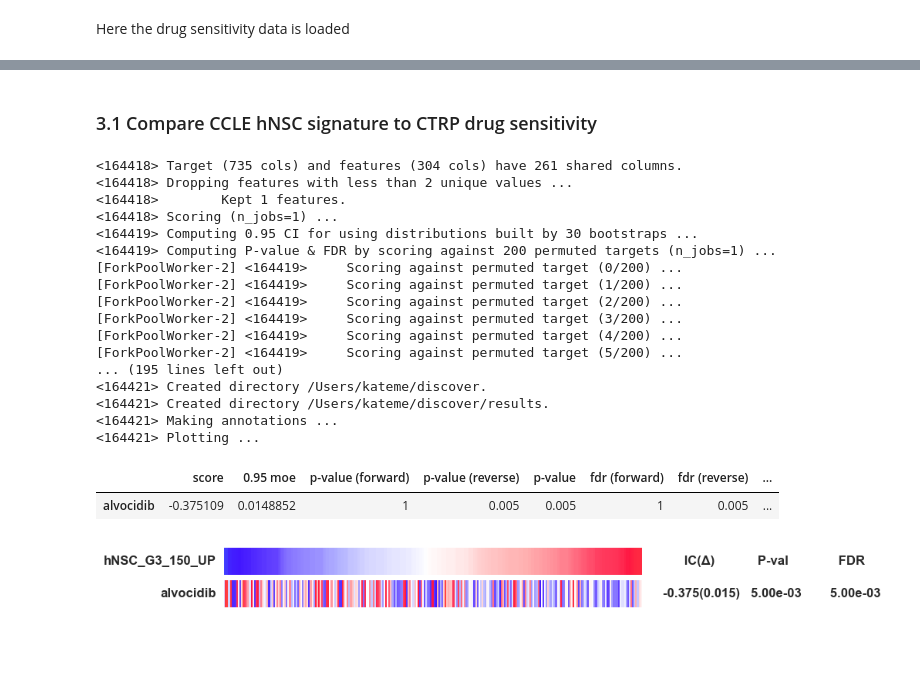
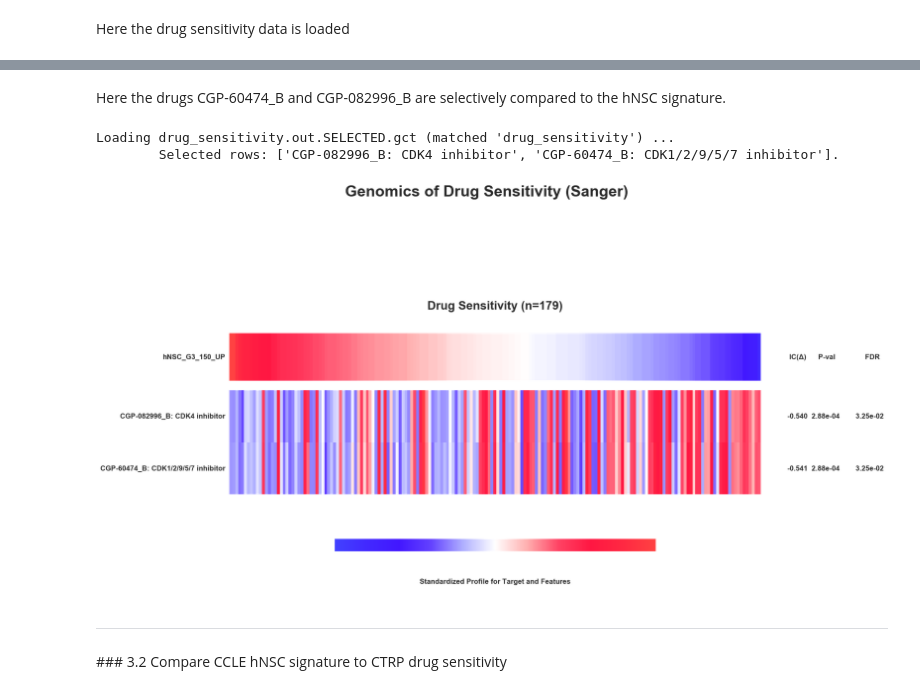
Before and after one commit to KateMedet/discover, a Jupyter notebook: notebooks/discover_analysis.ipynb, the cells around one changed output, grey strips where cells are left out. Saved outputs shown, nothing was run; the diff lists cells and outputs as text; code cells hidden in the pictures; blank space fills up the shorter version.

```diff
--- a/notebooks/discover_analysis.ipynb
+++ b/notebooks/discover_analysis.ipynb
@@ -57,28 +129,30 @@ The three comparisons noted in the bottom of the figure below will be performed.
+# %% [markdown]
+Here the drugs CGP-60474_B and CGP-082996_B are selectively compared to the hNSC signature.
+# %%
+annotation_table = ccal.support.file.read_data_table(join(
+                 DIR_DATA, 'annotation.data_table'))
+
+annotation_features = {'drug_sensitivity': {
+        'index': ['CGP-082996_B', 'CGP-60474_B'],
+        'alias': ['CGP-082996_B: CDK4 inhibitor', 'CGP-60474_B: CDK1/2/9/5/7 inhibitor']
+    }
+}
+annotation_bundle = ccal.support.file.load_data_table(
+                            DIR_DATA,
+                            annotation_table,
+                            annotation_features)
+
+annotation_files = {'drug_sensitivity': join(DIR_RESULT, 'sanger_sig_sanger_drug.txt')}
+
+ccal.association.make_association_summary_panel(sanger_hNSC_G3_150_UP,
+                                                annotation_bundle,
+                                                annotation_files,
+                                                title='Genomics of Drug Sensitivity (Sanger)',
+                                                filepath=join(DIR_RESULT,'sanger_sig_sanger_drug_CGP-60474_B.vignette'))
+# %% [output]
+Loading drug_sensitivity.out.SELECTED.gct (matched 'drug_sensitivity') ...
+        Selected rows: ['CGP-082996_B: CDK4 inhibitor', 'CGP-60474_B: CDK1/2/9/5/7 inhibitor'].
+[figure, added]
 # %% [markdown]
-### 3.1 Compare CCLE hNSC signature to CTRP drug sensitivity
+<hr style="border: none; border-bottom: 1px solid #88BBEE;">
+### 3.2 Compare CCLE hNSC signature to CTRP drug sensitivity
-# %%
-ccal.association.make_association_panel(ccle_hNSC_G3_150_UP, ctrp_drug_sensitivity.ix['alvocidib'],
-                                        target_ascending=True, n_jobs=1, n_permutations=200,
-                                        n_features=.90,
-                                        filepath_prefix=join(DIR_RESULT, 'ccle_sig_ctrp_drug'))
-# %% [output]
-<164418> Target (735 cols) and features (304 cols) have 261 shared columns.
-<164418> Dropping features with less than 2 unique values ...
-<164418>        Kept 1 features.
-<164418> Scoring (n_jobs=1) ...
-<164419> Computing 0.95 CI for using distributions built by 30 bootstraps ...
-<164419> Computing P-value & FDR by scoring against 200 permuted targets (n_jobs=1) ...
-[ForkPoolWorker-2] <164419>     Scoring against permuted target (0/200) ...
-[ForkPoolWorker-2] <164419>     Scoring against permuted target (1/200) ...
-[ForkPoolWorker-2] <164419>     Scoring against permuted target (2/200) ...
-[ForkPoolWorker-2] <164419>     Scoring against permuted target (3/200) ...
-[ForkPoolWorker-2] <164419>     Scoring against permuted target (4/200) ...
-[ForkPoolWorker-2] <164419>     Scoring against permuted target (5/200) ...
-... (195 lines left out)
-<164421> Created directory /Users/kateme/discover.
-<164421> Created directory /Users/kateme/discover/results.
-<164421> Making annotations ...
-<164421> Plotting ...
-|  | score | 0.95 moe | p-value (forward) | p-value (reverse) | p-value | fdr (forward) | fdr (reverse) | ... |
-| alvocidib | -0.375109 | 0.0148852 | 1 | 0.005 | 0.005 | 1 | 0.005 | ... |
-[figure, removed]
```
Also changed, not shown: parts of 14 cells of this notebook, 16 other files.
